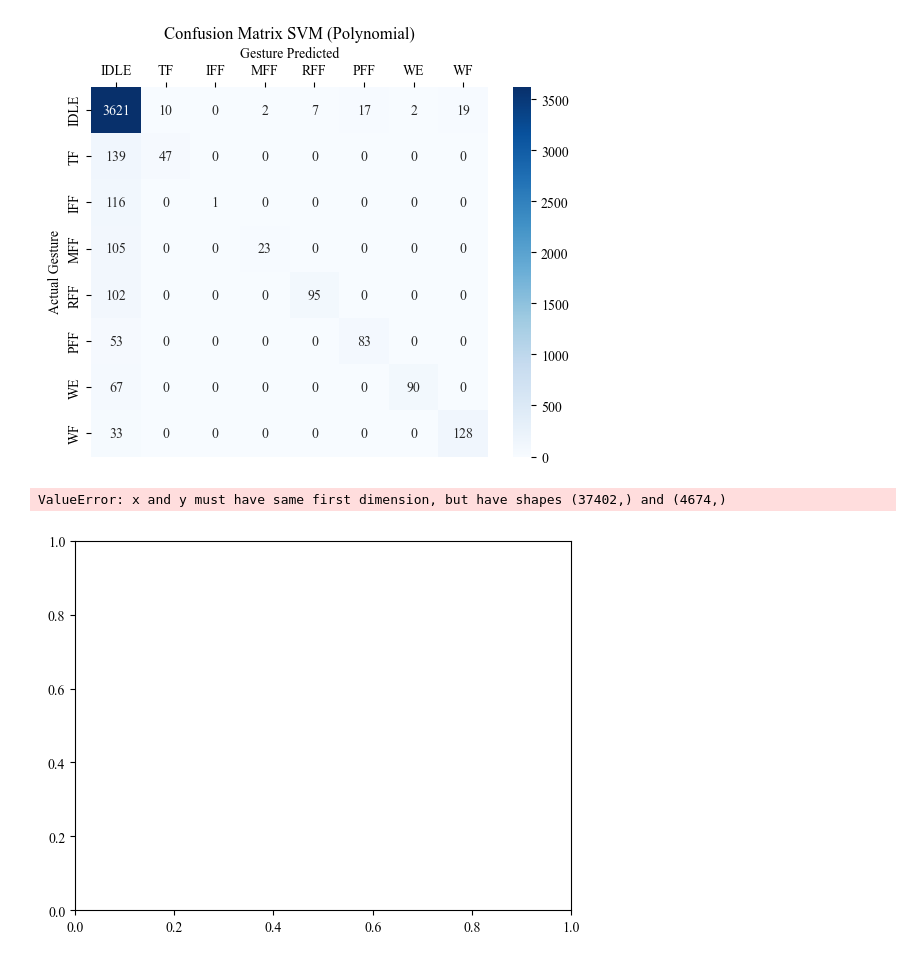
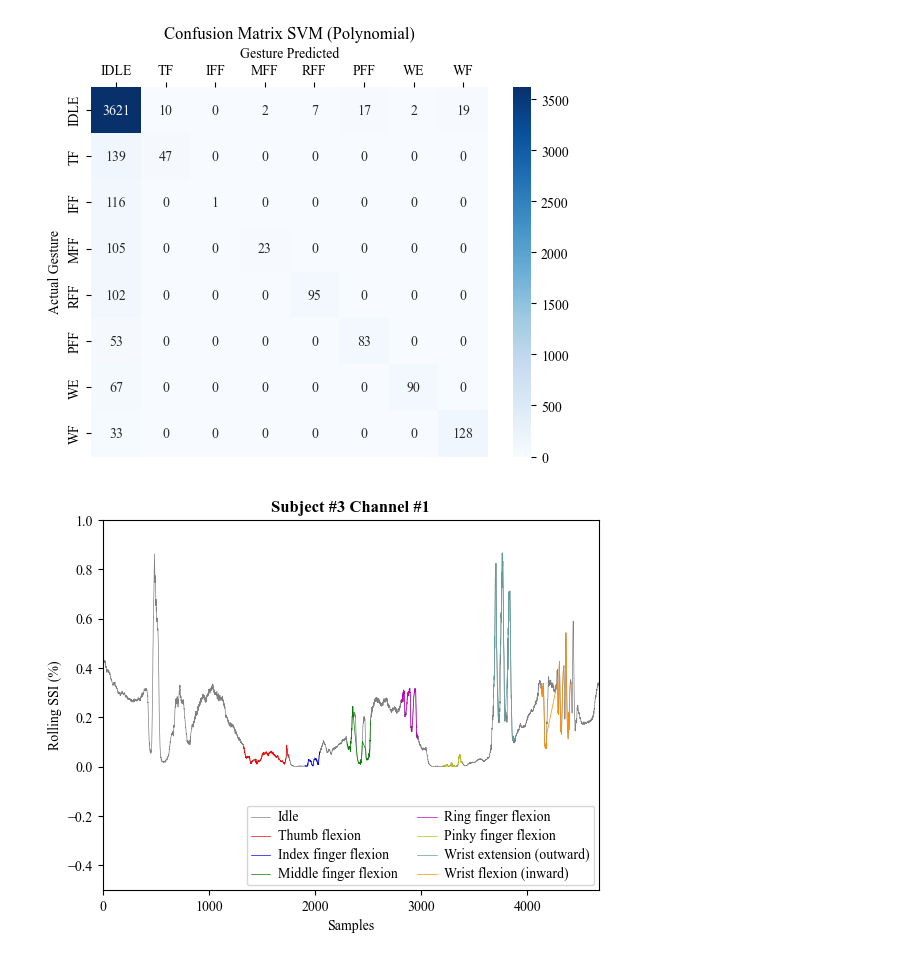
Before and after one commit to sofiahernandezp/code, a Jupyter notebook: mindrove_test/plot_emg.ipynb, the cells around one changed output. Drawn from its saved outputs; the diff is of its cells as text; code cells hidden in the pictures.

Commit message:
plots rolling

```diff
--- a/mindrove_test/plot_emg.ipynb
+++ b/mindrove_test/plot_emg.ipynb
@@ -557,7 +557,7 @@ from sklearn.preprocessing import MinMaxScaler
 from sklearn import preprocessing
 import numpy as np
 
-id = 5
+id = 3
 dataval= dataframes[id]
 emgval = np.abs(dataval.iloc[:,2:10] * 0.045)
 
@@ -603,7 +670,7 @@ import numpy as np
 import pandas as pd
 
 
-id = 5
+id = 3
 dataval= dataframes[id]
 emgval = np.abs(dataval.iloc[:,2:10] * 0.045)
 emg_id = 1
@@ -658,7 +725,7 @@ for i, ax in enumerate(axs1.flat):
     #ax.plot(time,emgval.iloc[:,i])
     ax.set_title(titles[i],fontname="Times New Roman", fontweight="bold",fontsize=9)
     ax.set_xlabel('Time (sec)',fontname="Times New Roman",fontsize=9)
-    ax.set_ylabel('%)',fontname="Times New Roman",fontsize=9)
+    ax.set_ylabel('(%)',fontname="Times New Roman",fontsize=9)
     ax.tick_params(axis='both', labelsize=8)
     ax.set_xlim([0, time[end]])
 
@@ -1195,34 +1370,75 @@ ax.yaxis.set_ticklabels(['IDLE', 'TF', 'IFF', 'MFF', 'RFF', 'PFF', 'WE', 'WF'])
 # %%
 #DIBUJO RAW Y ROLLING
 import pandas as pd
 import matplotlib.pyplot as plt
 from sklearn.preprocessing import MinMaxScaler
 from sklearn import preprocessing
 import pandas as pd
 
 id = 3
 dataval= dataframes[id]
 emgval = np.abs(dataval.iloc[:,2:10] * 0.045)
 data = np.array(emgval)
 normalized_data = np.empty_like(data)
 scalers = []
 for i in range(data.shape[1]):
     scaler = MinMaxScaler(feature_range=(-1, 1))
     scaler.fit(data[:, i].reshape(-1, 1))
     scalers.append(scaler)
 for i, scaler in enumerate(scalers):
     normalized_data[:, i] = scaler.transform(data[:, i].reshape(-1, 1)).flatten()
 
 
-emgval = rm3.iloc[:,3]
-plt.plot(time, emgval, linewidth=0.2)
-plt.plot(time, emgval, 'r', linewidth=0.2) #do not have same time
-plt.xlabel('Time (secs)',fontname="Times New Roman",fontweight=15)
-plt.ylabel('EMG values (microVolts)',fontname="Times New Roman")
-plt.title('subject #3 Channel #3',fontname="Times New Roman", fontweight="bold") #que el titulo cambie
-plt.xlim(0,75)
-plt.ylim(-1,1)
+emgval = rs3.iloc[:,1]
+samples = list(range(0,4674))
+
+time = samples
+taskcolumn = rm3.iloc[:,0]
+store0=[]
+store1=[]
+store2=[]
+store3=[]
+store4=[]
+store5=[]
+store6=[]
+store7=[]
+
+for p in range(len(taskcolumn)):
+    if taskcolumn[p] == 1:
+       store1.append(p)
+    elif taskcolumn[p] == 2:
+       store2.append(p)
+    elif taskcolumn[p] == 3:
+       store3.append(p)
+    elif taskcolumn[p] == 4:
+       store4.append(p)
+    elif taskcolumn[p] == 5:
+       store5.append(p)
+    elif taskcolumn[p] == 6:
+       store6.append(p)
+    elif taskcolumn[p] == 7:
+       store7.append(p)
+    elif taskcolumn[p] == 0:
+       store0.append(p)
+
+#plt.plot(time[store0],emgval[store0],'gray')
+plt.plot(time, emgval,'gray',linewidth=0.5)
+plt.plot(store1,emgval[store1],'r',linewidth=0.5)
+plt.plot(store2,emgval[store2],'b',linewidth=0.5)
+plt.plot(store3,emgval[store3],'g',linewidth=0.5)
+plt.plot(store4,emgval[store4],'m',linewidth=0.5)
+plt.plot(store5,emgval[store5],'y',linewidth=0.5)
+plt.plot(store6,emgval[store6],'cadetblue',linewidth=0.5)
+plt.plot(store7,emgval[store7],'darkorange',linewidth=0.5)
+
+plt.xlabel('Samples',fontname="Times New Roman",fontweight=15)
+plt.ylabel('Rolling SSI (%)',fontname="Times New Roman")
+plt.title('Subject #3 Channel #1',fontname="Times New Roman", fontweight="bold")
+plt.xlim(0,4674)
+plt.ylim(-0.5,1)
+
+L = plt.legend(["Idle","Thumb flexion","Index finger flexion","Middle finger flexion","Ring finger flexion","Pinky finger flexion","Wrist extension (outward)","Wrist flexion (inward)"],loc ='lower right',prop={'size':7}, ncol = 2)
+plt.setp(L.texts, family='Times New Roman',fontsize = 10)
 plt.show()
 # %% [output]
-ValueError: x and y must have same first dimension, but have shapes (37402,) and (4674,)
-[figure, old version]
+[figure, new version]
```
Also changed, not shown: parts of 10 cells of this notebook.
